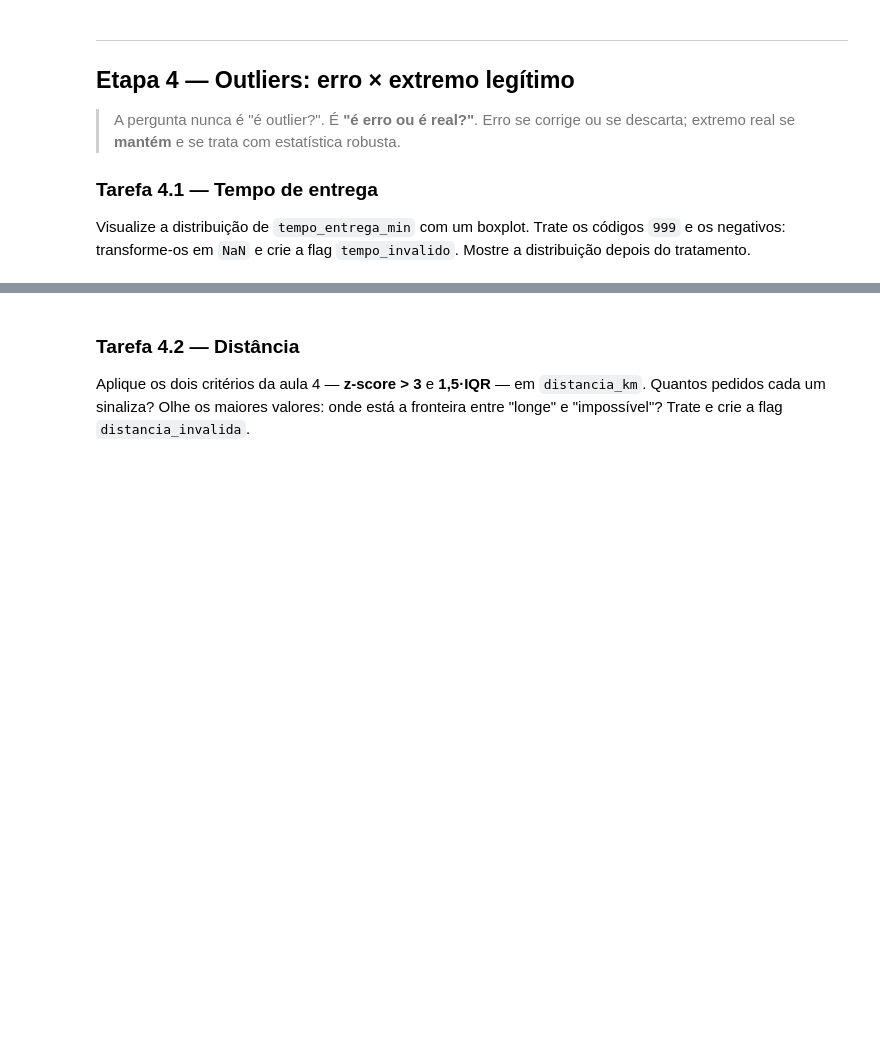
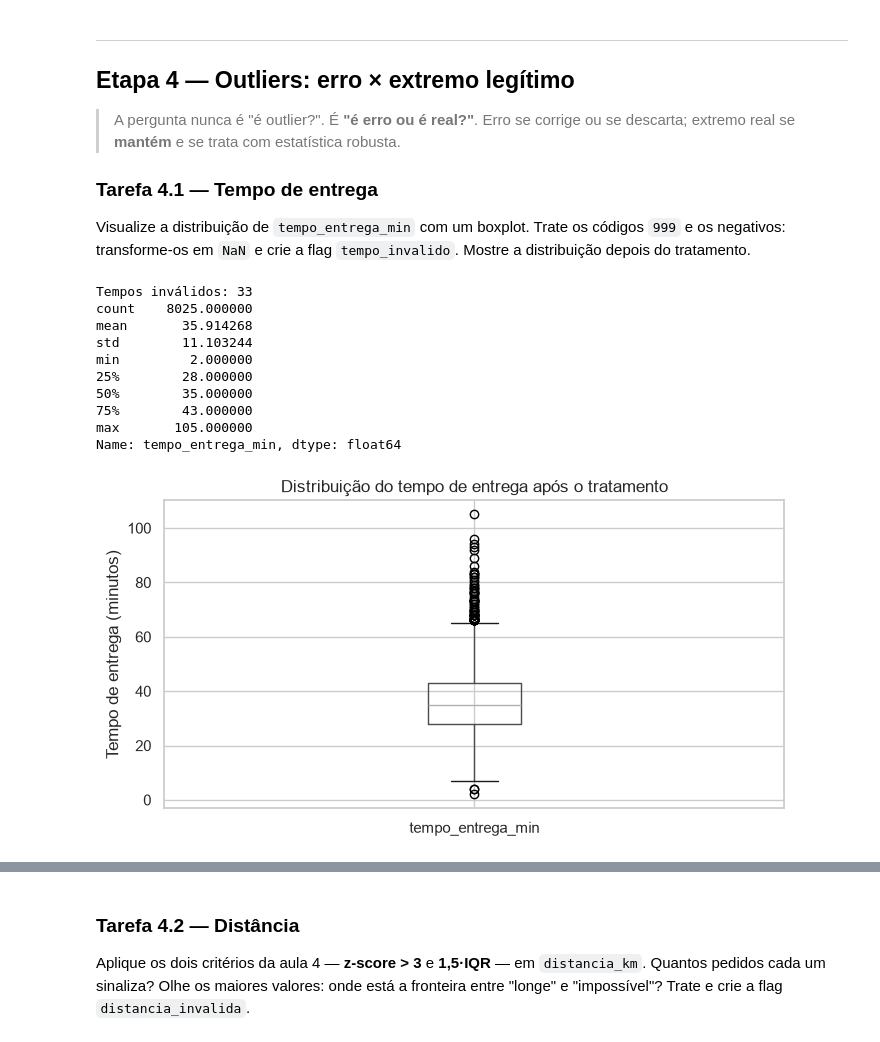
Before and after one commit to fabiodepf-dot/TRABALHO-FINAL, a Jupyter notebook: projeto_final.ipynb, the cells around one changed output, grey strips where cells are left out. Drawn from its saved outputs; the diff is of its cells as text; code cells hidden in the pictures; blank space fills up the shorter version.

```diff
--- a/projeto_final.ipynb
+++ b/projeto_final.ipynb
@@ -334,0 +473,14 @@ Converta `valor_pedido` para número. Garanta que **nenhum** valor virou `NaN` n
+# %%
+import numpy as np
+
+df['valor_pedido'] = (
+    df['valor_pedido']
+    .replace(['', 'nan', 'NaN', 'None', None], np.nan)
+    .astype(str)
+    .str.strip()
+    .str.replace('R$', '', regex=False)
+    .str.replace('.', '', regex=False)
+    .str.replace(',', '.', regex=False)
+)
+
+df['valor_pedido'] = pd.to_numeric(df['valor_pedido'], errors='coerce') #Converte a coluna 'valor_pedido' para tipo numérico, removendo o símbolo de moeda e substituindo vírgulas por pontos decimais.
@@ -339,3 +529,10 @@ Converta `valor_pedido` para número. Garanta que **nenhum** valor virou `NaN` n
 Converta `cupom` para booleano (`True`/`False`).
 # %%
 # Sua solução aqui
+# %%
+df['cupom'] = df['cupom'].map({
+    'Sim': True,
+    'Não': False,
+    True: True,
+    False: False
+}) #Converte os valores da coluna 'cupom' para booleanos, mapeando 'Sim' e True para True e 'Não' e False para False.
@@ -344,3 +545,5 @@ Converta `cupom` para booleano (`True`/`False`).
 Decida o que fazer com os faltantes de `plataforma`, `avaliacao` e `distancia_km`. Antes de decidir sobre `avaliacao`, **investigue** se o faltante parece aleatório ou se depende de algo (cidade, cozinha, tempo de entrega...). Justifique cada decisão.
 # %%
 # Sua solução aqui
+# %%
+df['plataforma'] = df['plataforma'].fillna('Desconhecida') #Preenche os valores nulos da coluna 'plataforma' com 'Desconhecida'
@@ -370,5 +650,36 @@ print("Checkpoint da limpeza OK →", df.shape)
 Visualize a distribuição de `tempo_entrega_min` com um boxplot. Trate os códigos `999` e os negativos: transforme-os em `NaN` e crie a flag `tempo_invalido`. Mostre a distribuição depois do tratamento.
 # %%
 # Sua solução aqui
+# %%
+df['tempo_invalido'] = (
+    (df['tempo_entrega_min'] < 0) |
+    (df['tempo_entrega_min'] == 999)
+) #Cria uma nova coluna 'tempo_invalido' no DataFrame, que indica se o valor da coluna 'tempo_entrega_min' é inválido, ou seja, se é menor que 0 ou igual a 999.
+
+df.loc[df['tempo_invalido'],
+       'tempo_entrega_min'] = np.nan #Substitui os valores inválidos na coluna 'tempo_entrega_min' por NaN, utilizando a coluna 'tempo_invalido' como máscara para identificar os valores a serem substituídos.
+# %%
+# Quantidade de valores inválidos e resumo dos tempos válidos
+print(f"Tempos inválidos: {df['tempo_invalido'].sum()}")
+print(df['tempo_entrega_min'].describe())
+
+# Boxplot após substituir os códigos inválidos por NaN
+plt.figure(figsize=(8, 4))
+df.boxplot(column='tempo_entrega_min')
+plt.title('Distribuição do tempo de entrega após o tratamento')
+plt.ylabel('Tempo de entrega (minutos)')
+plt.show()
+# %% [output]
+Tempos inválidos: 33
+count    8025.000000
+mean       35.914268
+std        11.103244
+min         2.000000
+25%        28.000000
+50%        35.000000
+75%        43.000000
+max       105.000000
+Name: tempo_entrega_min, dtype: float64
+[figure, added]
 # %% [markdown]
 *Sua resposta aqui*
```
Also changed, not shown: parts of 137 cells of this notebook, 5 other files.
